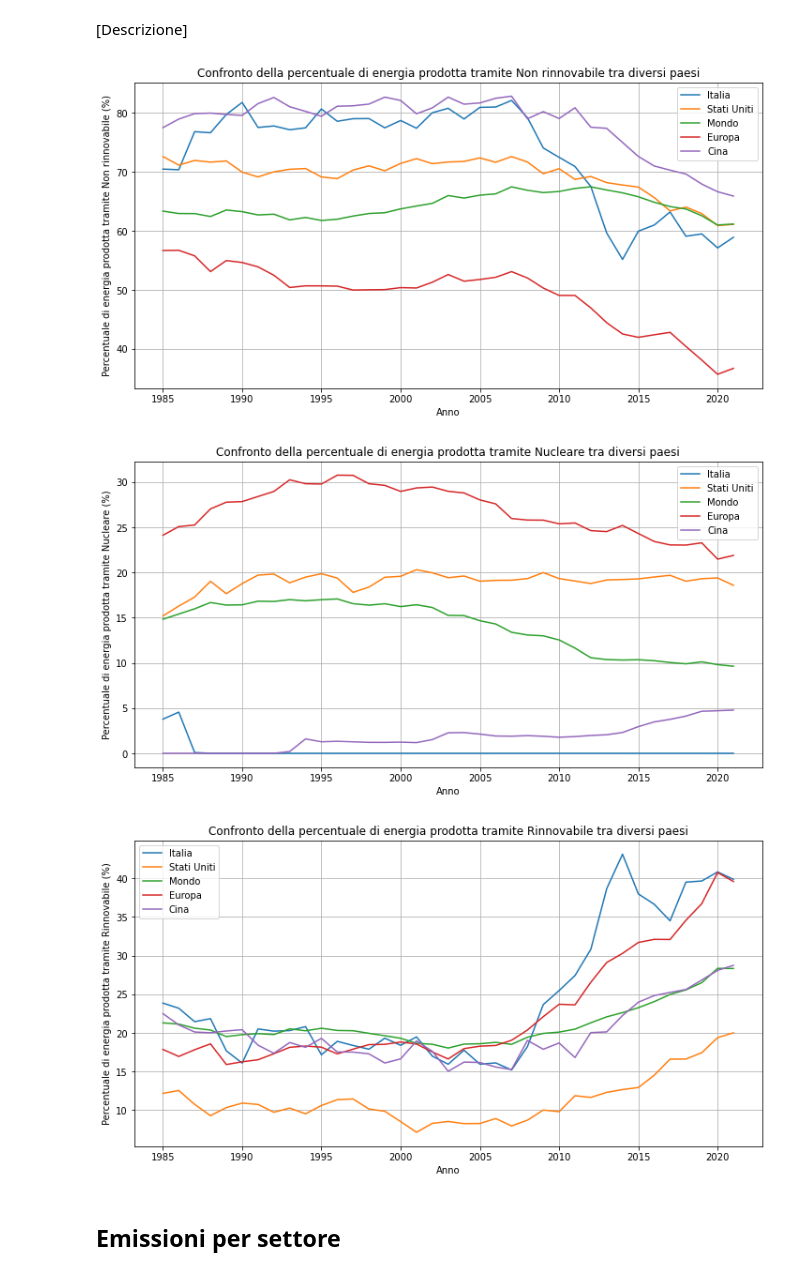
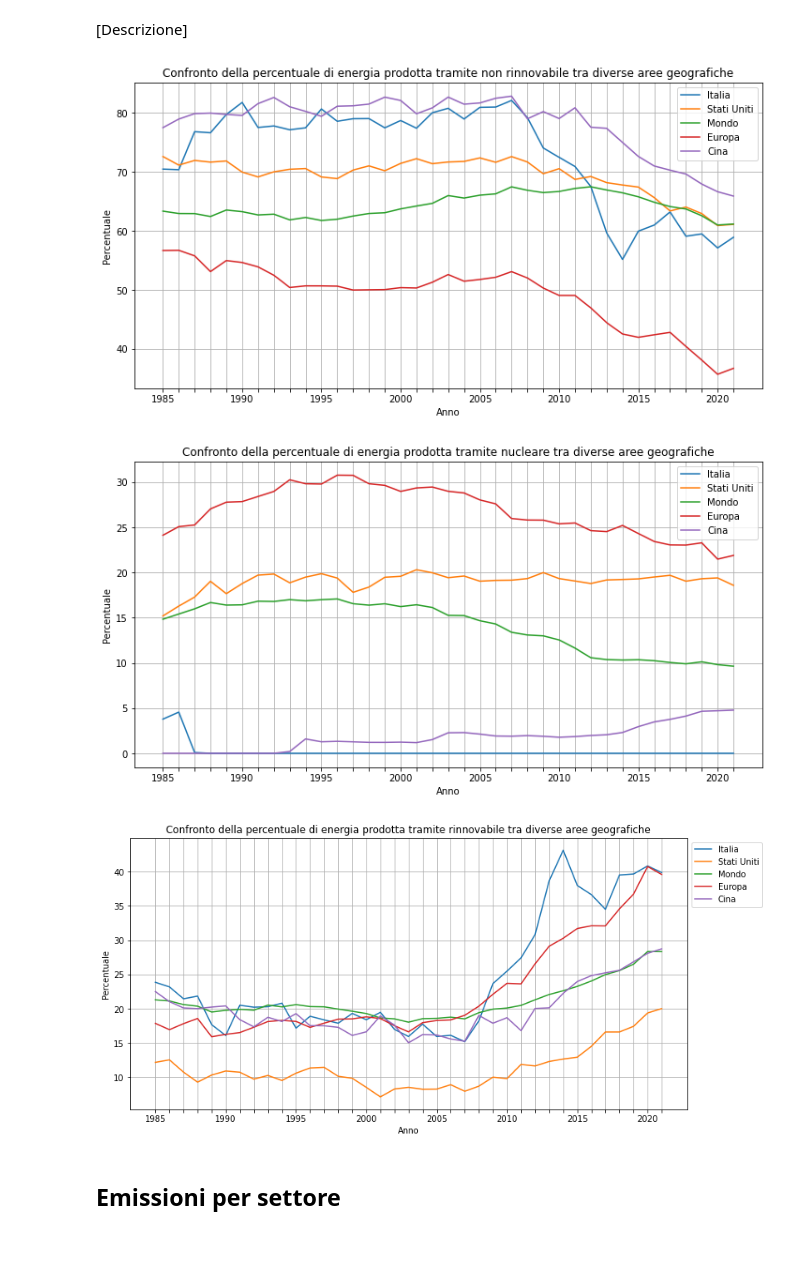
Before and after one commit to mattiamendicino/progetto-scivis, a Jupyter notebook: codice.ipynb, the cells around one changed output. Drawn from its saved outputs; the diff is of its cells as text; code cells hidden in the pictures; blank space fills up the shorter version.

```diff
--- a/codice.ipynb
+++ b/codice.ipynb
@@ -505,46 +504,59 @@ plt.show()
 # %% [markdown]
 [Descrizione]
 # %%
-ita_data = production_data[production_data['ISO'] == 'ITA']
-usa_data = production_data[production_data['ISO'] == 'USA']
-world_data = production_data
-china_data = production_data[production_data['ISO'] == 'CHN']
+ ita_data = merged_data[merged_data['ISO'] == 'ITA']
+usa_data = merged_data[merged_data['ISO'] == 'USA']
+china_data = merged_data[merged_data['ISO'] == 'CHN']
+world_data = merged_data
 
 countries_data = {
     'Italia': ita_data,
     'Stati Uniti': usa_data,
     'Mondo': world_data,
     'Europa': eu_data,
     'Cina': china_data
 }
 
 energy_categories = {
     'Non rinnovabile': ['ElectBy_Coal', 'ElectBy_Gas', 'ElectBy_Oil'],
     'Nucleare': ['ElectBy_Nuclear'],
     'Rinnovabile': ['ElectBy_Hydro', 'ElectBy_NewRenewables']
 }
 
+energy_categories_it = {
+    'Non rinnovabile': 'non rinnovabile',
+    'Nucleare': 'nucleare',
+    'Rinnovabile': 'rinnovabile'
+}
+
 for energy_category, energy_sources_columns in energy_categories.items():
 
     plt.figure(figsize=(12, 6))
 
     for country, country_data in countries_data.items():
 
         country_energy_percentage = country_data.groupby('Year')[energy_sources_columns].sum().sum(axis=1) / country_data.groupby('Year')['Total_ElectProd'].sum() * 100
 
         plt.plot(country_energy_percentage.index, country_energy_percentage, label=country)
 
+    start_year = int(country_energy_percentage.index.min())
+    end_year = int(country_energy_percentage.index.max())
+
+    plt.xticks(range(start_year, end_year+1, 1))
+    for i, label in enumerate(plt.gca().xaxis.get_ticklabels()):
+        if i % 5 != 0:
+            label.set_visible(False)
+
     plt.xlabel('Anno')
-    plt.ylabel(f'Percentuale di energia prodotta tramite {energy_category} (%)')
-    plt.title(f'Confronto della percentuale di energia prodotta tramite {energy_category} tra diversi paesi')
-    plt.legend(loc='best')
+    plt.ylabel(f'Percentuale')
+    plt.title(f'Confronto della percentuale di energia prodotta tramite {energy_categories_it[energy_category]} tra diverse aree geografiche')
+    plt.legend(bbox_to_anchor=(1, 1))
     plt.grid(True)
-
     plt.show()
 # %% [output]
-[figure, old version]
+[figure, new version]
-[figure, old version]
+[figure, new version]
-[figure, old version]
+[figure, new version]
 # %% [markdown]
 ## Emissioni per settore
 # %% [markdown]
```
Also changed, not shown: parts of 16 cells of this notebook.
